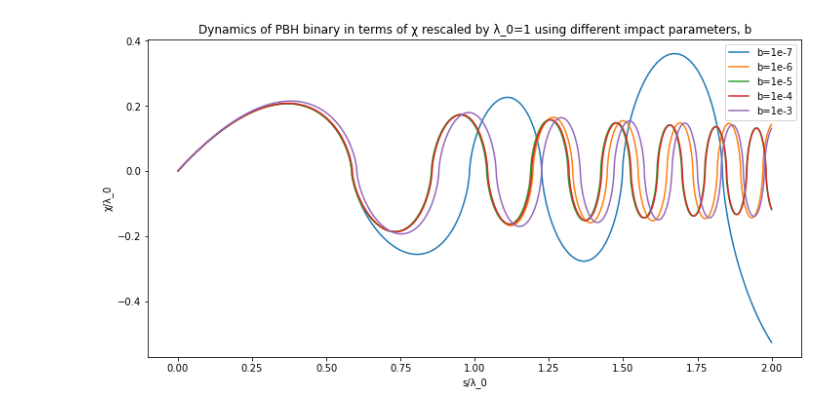
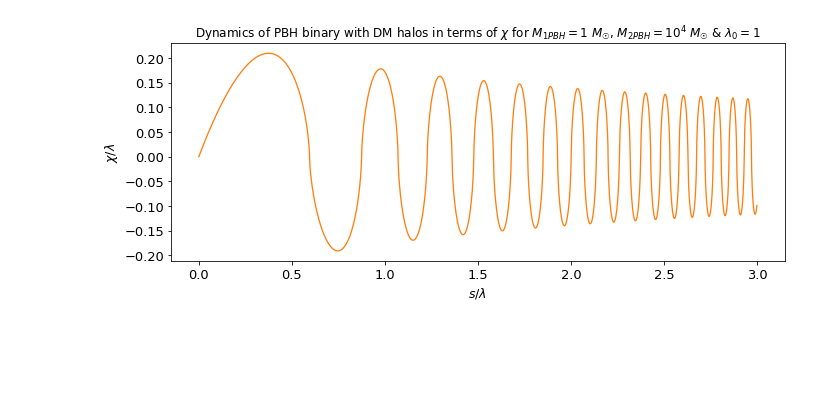
Before and after one commit to pratibhajangra591/Ifca-github, a Jupyter notebook: PBH binary.ipynb, the cells around one changed output. Saved outputs shown, nothing was run; the diff lists cells and outputs as text; code cells hidden in the pictures; blank space fills up the shorter version.

```diff
--- a/PBH binary.ipynb
+++ b/PBH binary.ipynb
@@ -330,40 +377,56 @@ plt.show()
+# %%
+#Definition of the mass of the DM halos and the time of decoupling as per "PBH-binary"-notes.
+
+def t(s):  # Time of binary decouple, t_dec given  by eq.(32) in "PBH-binary" notes.
+    return ((math.sqrt(3/(8*π*G*ρ_eq)))*(((2/3)*(s-2)*math.sqrt(s+1))+(4/3)))
+
+def ρ_bar(M_PBH):
+    return ((ρ_eq/2)*(t_eq**(3/2))*((2*G*M_PBH)**(3/4)))
+
+
+def M_halo(M_PBH,s):#Initial mass of the dark halo of PBH having mass M_PBH given by eq.(24) in "PBH-binary" notes.
+    return (((16*π)/3)*ρ_bar(M_PBH)*((2*G*M_PBH*(t(s)**2))**(1/4)))
+
+def n(s): #Eq.(42) in "PBH-binary" notes.
+    return (1/(1+((M_halo(M_1PBH,s)+M_halo(M_2PBH,s))/(M_1PBH+M_2PBH))))
+
+def λ(s): #Eq.(40) in "PBH-binary" notes.
+    return λ_0*n(s)
 # %%
-# Numerical solution for the evolution of an equal-mass PBH binary with a time-dependent DM halo.
-# Solution of eq.(20) for different impact parameters in reference  "PBH-binary" pdf.
+# Dynamics of the PBH binaries in dimensionless coordinates, χ with PBHs of masses, M_1PBH & M_2PBH at
+# an initial separation of r_i=1e12m, M_1PBH = 1 M☉ &  M_2PBH = 100 M☉ having
+# DM halos of sizes equal to their own.
+
+plt.figure(figsize=(11,4))
+
+λ_0=1                    # λ_0=(8πρ_eqx^3)/3(M_1PBH+M_2PBH).
+M_1PBH=1*M_solar         # in units of M☉.
+M_2PBH=1e4*M_solar       # in units of M☉.
 
 
-fig=plt.figure(figsize=(12,6))
 
-def n(s):
-    return (1+(((8*π*G*rho_eq*(t_eq**(2)))/3)**(3/4))*(2**(5/4))* math.sqrt((((2/3)*(s-2)*math.sqrt(s+1))+(4/3))))
+def f(u,s,λ_0): #Eq.(37) in "PBH-binary" notes.
+    return [u[1], -((s*g(s)+h(s))*((s*u[1]-u[0]))/(h(s)*s**2))-((u[0])/((((h(s)*s)**2))*λ(s)
+                     *((u[0]**2+b**2)**(3/2))))]
+separation0= [1e-12,1]
+b= (3*λ_0)/100000
+ss= np.linspace(1e-12,((9*λ_0)/3),100000)
+us= odeint(f,separation0,ss,args=( λ_0,))
+separations= us[:,0]
+As=ss/λ_0
+Bs=separations/λ_0
+plt.plot(As,Bs,'C1')
 
 
-def  k(s):
-    return (1/n(s))
+plt.rc('lines', linewidth=1.3)
+plt.xticks(fontsize=13)
+plt.yticks(fontsize=13)
 
-def λ(s):
-    return λ_0*k(s)
 
-b=1e-7
-while b<1e-2:
-    def f(u,s):
-        return [u[1], -((s*g(s)+h(s))*((s*u[1]-u[0]))/(h(s)*s**2))-((u[0])/((((h(s)*s)**2))*
-                                                            λ(s)*((u[0]**2+b**2)**(3/2))))]
-    λ_0=1
-    separation0= [1e-12,1]
-    ss= np.linspace(1e-12,2,10000000)
-    us= odeint(f,separation0,ss)
-    separations= us[:,0]
-    As=ss/λ_0
-    Bs=separations/λ_0
-    Bs_max=np.max(Bs)
-    print("b=",'%.1e'%b,"χ/λ_0=",'%.3f'%Bs_max)
-    plt.plot(As,Bs,'')
-    b*=10
-plt.xlabel('s/λ_0')
-plt.ylabel('χ/λ_0')
-plt.legend(["b=1e-7","b=1e-6","b=1e-5","b=1e-4","b=1e-3"])
-plt.title('Dynamics of PBH binary in terms of χ rescaled by λ_0=1 using different impact parameters, b')
-plt.savefig("7.jpg",dpi=100)
+plt.xlabel('$s/λ$',fontsize=12.5)
+plt.ylabel('$χ/λ$',fontsize=12.5)
+
+plt.title('Dynamics of PBH binary with DM halos in terms of $χ$ for $M_{1PBH} = 1\hspace{0.3} M_{☉}$, $M_{2PBH} = 10^{4}\hspace{0.3} M_{☉}$ & $λ_{0}=1$')
+plt.savefig('7.pdf')
 plt.show()
 # %% [output]
@@ -375 +433 @@ b= 1.0e-03 χ/λ_0= 0.215
-[figure, old version]
+[figure, new version]
```
Also changed, not shown: parts of 27 cells of this notebook.
